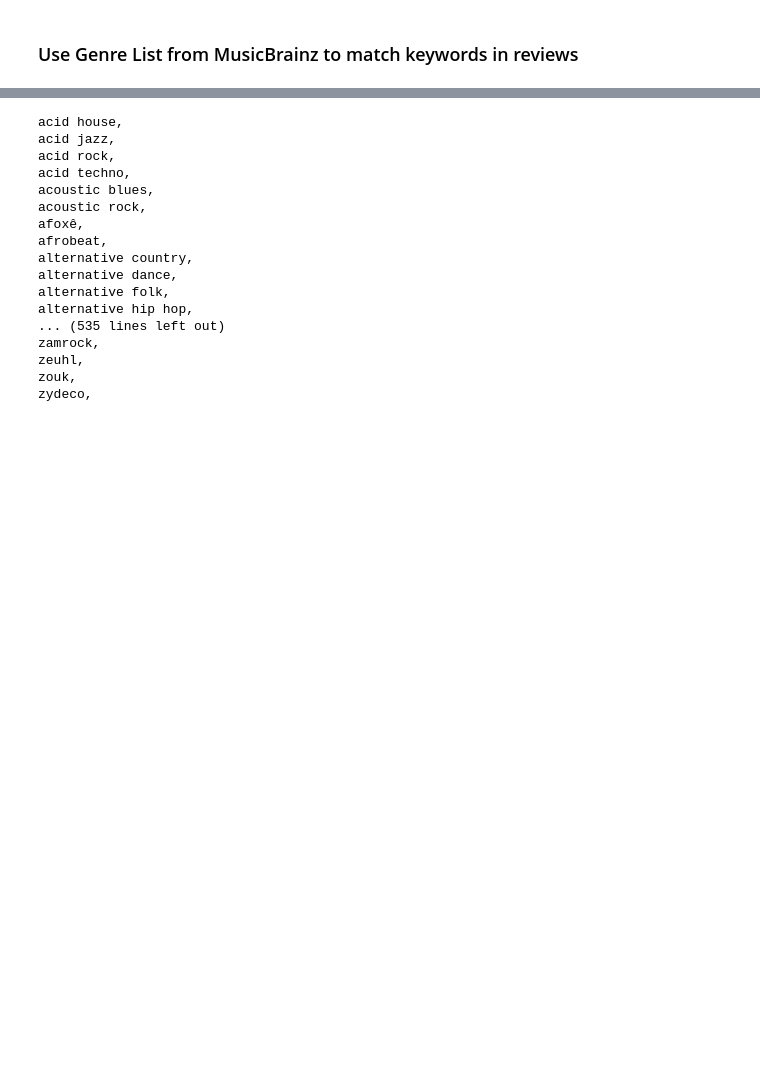
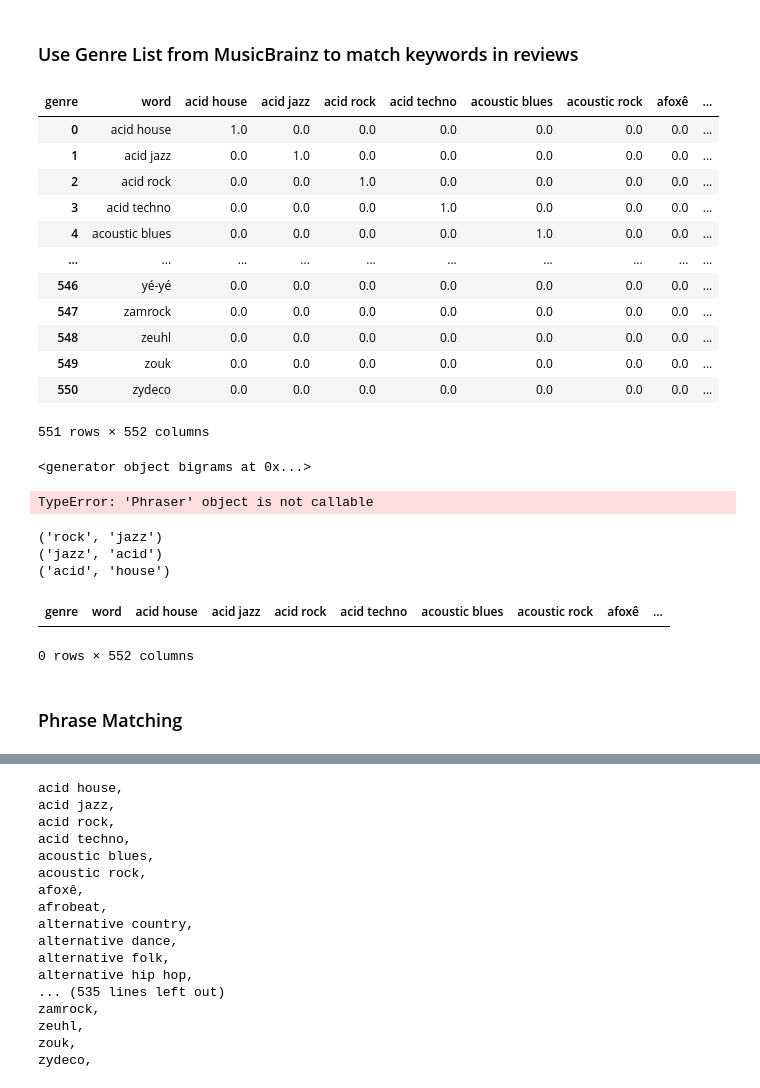
Before and after one commit to chan-chris/Metis_proj5, a Jupyter notebook: pgms/01_pitchfork_review_analysis.ipynb, the cells around one changed output, grey strips where cells are left out. Saved outputs shown, nothing was run; the diff lists cells and outputs as text; code cells hidden in the pictures; blank space fills up the shorter version.

Commit message:
genre topics updated

```diff
--- a/pgms/01_pitchfork_review_analysis.ipynb
+++ b/pgms/01_pitchfork_review_analysis.ipynb
@@ -663,3 +663,14 @@ Topic #13: group percussion release bass sax something moment feel approach sens
  LatentDirichletAllocation(max_iter=5, n_components=13, random_state=42))
 # %% [markdown]
 ### Use Genre List from MusicBrainz to match keywords in reviews
+# %%
+filepath = ('../data/mbrainz_genres.txt')
+test = pd.read_csv(filepath,
+                            names=["word", "genre", "association"],
+                            sep='\t')
+# %%
+genrelex_words = test.pivot(index='word',
+                               columns='genre',
+                               values='association').reset_index()
+# %%
+genrelex_words.fillna(0,inplace=True)
@@ -665,0 +682,27 @@ Topic #13: group percussion release bass sax something moment feel approach sens
+# %%
+df_genre_copy = df.copy()
+genrelex_words
+# %% [output]
+| genre | word | acid house | acid jazz | acid rock | acid techno | acoustic blues | acoustic rock | afoxê | ... |
+| 0 | acid house | 1.0 | 0.0 | 0.0 | 0.0 | 0.0 | 0.0 | 0.0 | ... |
+| 1 | acid jazz | 0.0 | 1.0 | 0.0 | 0.0 | 0.0 | 0.0 | 0.0 | ... |
+| 2 | acid rock | 0.0 | 0.0 | 1.0 | 0.0 | 0.0 | 0.0 | 0.0 | ... |
+| 3 | acid techno | 0.0 | 0.0 | 0.0 | 1.0 | 0.0 | 0.0 | 0.0 | ... |
+| 4 | acoustic blues | 0.0 | 0.0 | 0.0 | 0.0 | 1.0 | 0.0 | 0.0 | ... |
+| ... | ... | ... | ... | ... | ... | ... | ... | ... | ... |
+| 546 | yé-yé | 0.0 | 0.0 | 0.0 | 0.0 | 0.0 | 0.0 | 0.0 | ... |
+| 547 | zamrock | 0.0 | 0.0 | 0.0 | 0.0 | 0.0 | 0.0 | 0.0 | ... |
+| 548 | zeuhl | 0.0 | 0.0 | 0.0 | 0.0 | 0.0 | 0.0 | 0.0 | ... |
+| 549 | zouk | 0.0 | 0.0 | 0.0 | 0.0 | 0.0 | 0.0 | 0.0 | ... |
+| 550 | zydeco | 0.0 | 0.0 | 0.0 | 0.0 | 0.0 | 0.0 | 0.0 | ... |
+551 rows × 552 columns
+# %%
+docs= 'rock jazz acid house'
+docs2 = word_tokenize(docs)
+pairs = nltk.bigrams(docs2)
+
+#print(docs2)
+pairs
+#words='acid house'
+# %% [output]
+<generator object bigrams at 0x...>
@@ -665,0 +717,25 @@ Topic #13: group percussion release bass sax something moment feel approach sens
+# %%
+bigram(docs)
+# %% [output]
+TypeError: 'Phraser' object is not callable
+# %%
+#genre_score = genrelex_words[genrelex_words.word == word]
+
+
+for word in pairs:
+#test2 = genrelex_words.word== word
+    print(word)
+    test2 = genrelex_words[genrelex_words.word== word]
+    test2
+#test2.value_counts()
+# %% [output]
+('rock', 'jazz')
+('jazz', 'acid')
+('acid', 'house')
+# %%
+test2
+# %% [output]
+| genre | word | acid house | acid jazz | acid rock | acid techno | acoustic blues | acoustic rock | afoxê | ... |
+0 rows × 552 columns
+# %% [markdown]
+### Phrase Matching
```
Also changed, not shown: parts of 13 cells of this notebook, 2 other files.
